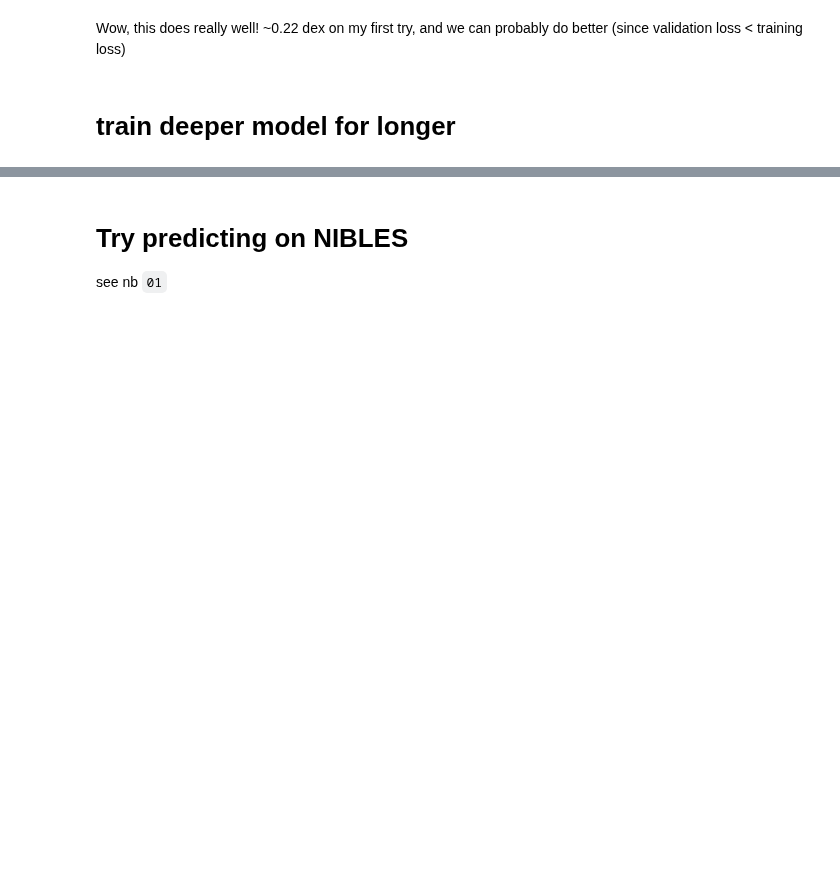
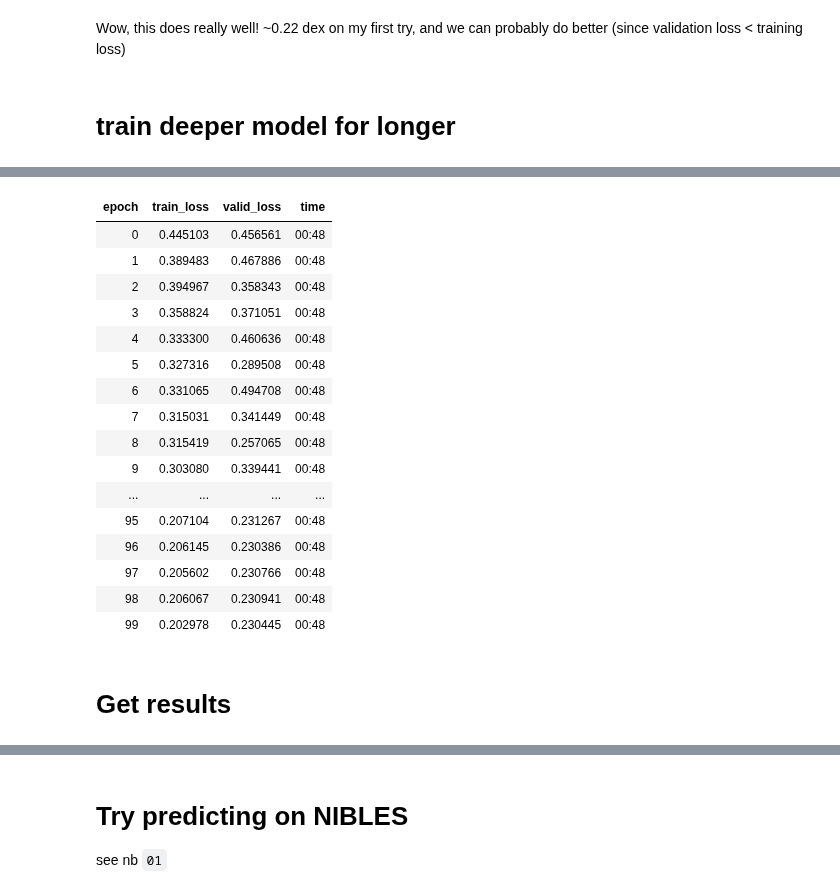
Before and after one commit to jwuphysics/HI-convnets, a Jupyter notebook: notebook/updates/90. Using fastai2 and newer architectures.ipynb, the cells around one changed output, grey strips where cells are left out. Drawn from its saved outputs; the diff is of its cells as text; code cells hidden in the pictures; blank space fills up the shorter version.

```diff
--- a/notebook/updates/90. Using fastai2 and newer architectures.ipynb
+++ b/notebook/updates/90. Using fastai2 and newer architectures.ipynb
@@ -118,3 +103,25 @@ KeyboardInterrupt:
+# %%
+learn.fit_one_cycle(100, 1e-2)
+# %% [output]
+| epoch | train_loss | valid_loss | time |
+| 0 | 0.445103 | 0.456561 | 00:48 |
+| 1 | 0.389483 | 0.467886 | 00:48 |
+| 2 | 0.394967 | 0.358343 | 00:48 |
+| 3 | 0.358824 | 0.371051 | 00:48 |
+| 4 | 0.333300 | 0.460636 | 00:48 |
+| 5 | 0.327316 | 0.289508 | 00:48 |
+| 6 | 0.331065 | 0.494708 | 00:48 |
+| 7 | 0.315031 | 0.341449 | 00:48 |
+| 8 | 0.315419 | 0.257065 | 00:48 |
+| 9 | 0.303080 | 0.339441 | 00:48 |
+| ... | ... | ... | ... |
+| 95 | 0.207104 | 0.231267 | 00:48 |
+| 96 | 0.206145 | 0.230386 | 00:48 |
+| 97 | 0.205602 | 0.230766 | 00:48 |
+| 98 | 0.206067 | 0.230941 | 00:48 |
+| 99 | 0.202978 | 0.230445 | 00:48 |
 # %%
 # learn.save('fastai2-xresnet50-a40A-1')
 learn = learn.load('fastai2-xresnet50-a40A-1')
+# %% [markdown]
+# Get results
```
Also changed, not shown: parts of 7 cells of this notebook.
